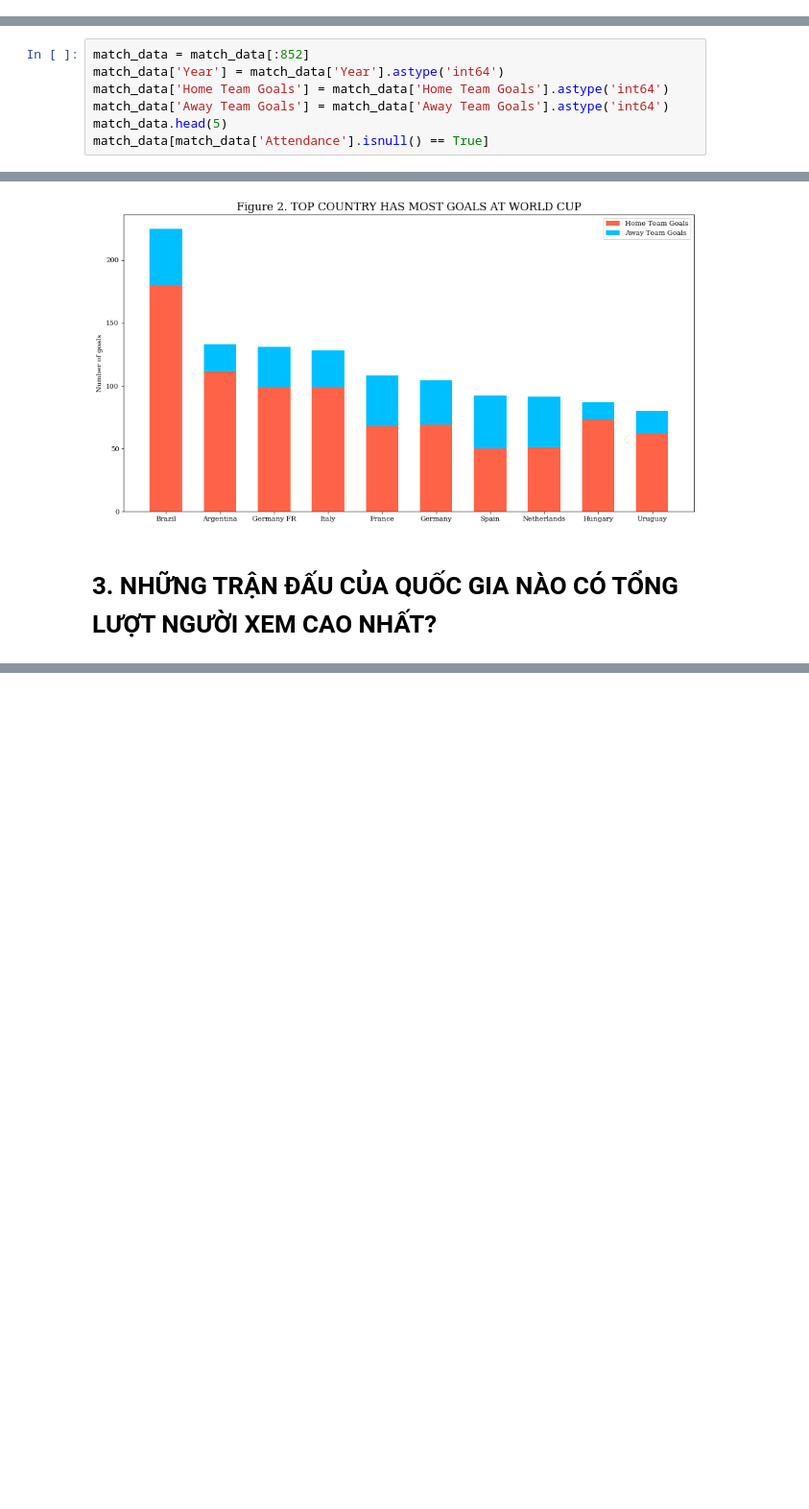
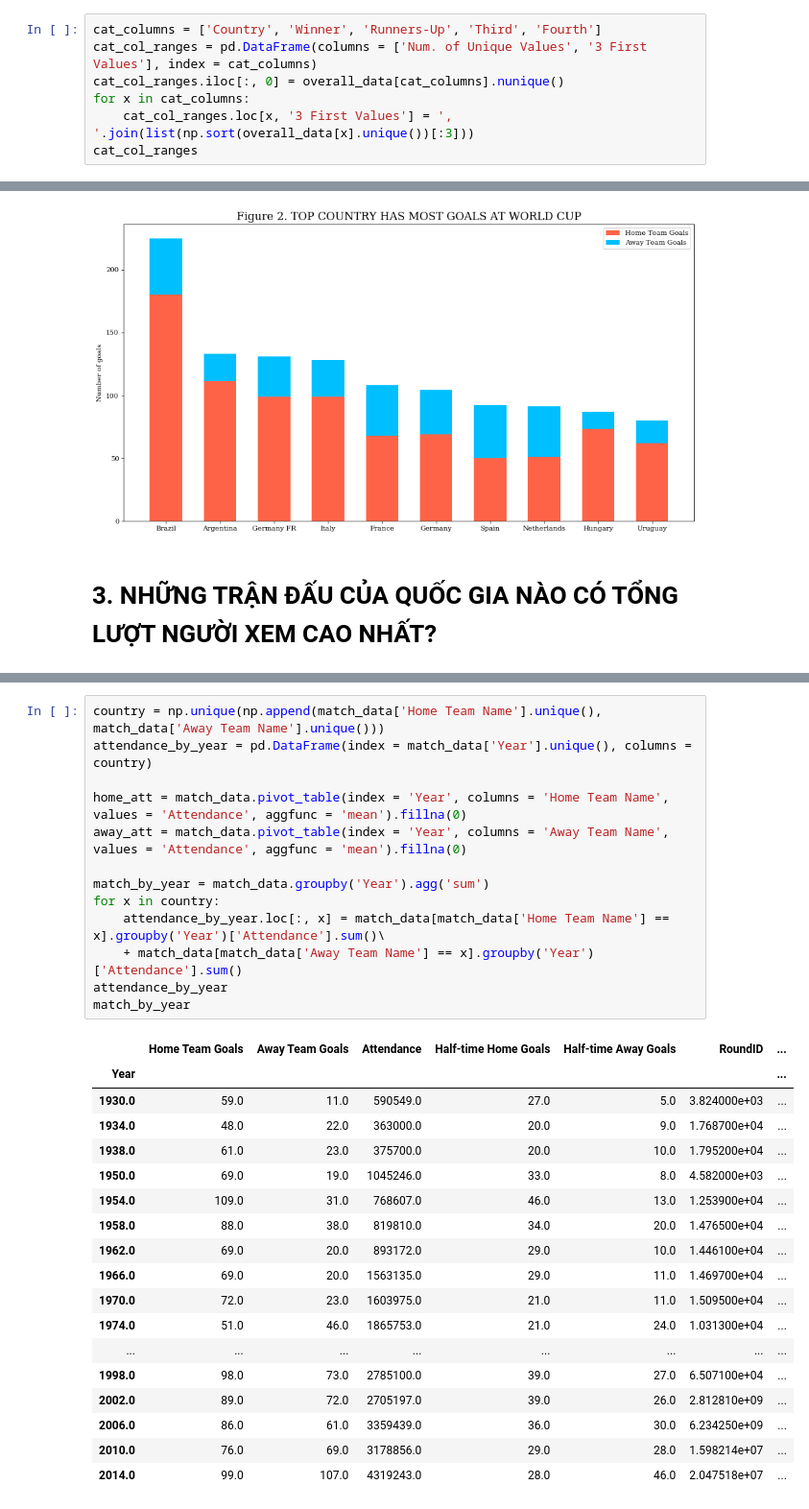
Before and after one commit to logacc99/LTKHDL_FinalProject, a Jupyter notebook: 1712174-NguyenGiaThuan.ipynb, the cells around one changed output, grey strips where cells are left out. Shown at 96% size. Drawn from its saved outputs; the diff is of its cells as text; blank space fills up the shorter version.

```diff
--- a/1712174-NguyenGiaThuan.ipynb
+++ b/1712174-NguyenGiaThuan.ipynb
@@ -181,0 +207,7 @@ col_ranges
+# %%
+cat_columns = ['Country', 'Winner', 'Runners-Up', 'Third', 'Fourth']
+cat_col_ranges = pd.DataFrame(columns = ['Num. of Unique Values', '3 First Values'], index = cat_columns)
+cat_col_ranges.iloc[:, 0] = overall_data[cat_columns].nunique()
+for x in cat_columns:
+    cat_col_ranges.loc[x, '3 First Values'] = ', '.join(list(np.sort(overall_data[x].unique())[:3]))
+cat_col_ranges
@@ -252,10 +283,3 @@ ax.legend()
 - Anh, Tây Ban Nha và Pháp đều có 1 lần vô địch World Cup. Tuy nhiên số lần vào top 3 của Pháp lại nhiều hơn hẳn so với 2 nước còn lại, thậm chí cao hơn cả Uruguay (đội từng có 2 lần vô địch, đang giữ vị trí thứ 4 trên BXH). Nên nhìn chung có thể đánh giá thực lực của Pháp là cao hơn so với các nước này.
 # %% [markdown]
 # 2. QUỐC GIA NÀO GHI ĐƯỢC NHIỀU BÀN THẮNG NHẤT TRONG TẤT CẢ CÁC MÙA WORLD CUP?
-# %%
-match_data = match_data[:852]
-match_data['Year'] = match_data['Year'].astype('int64')
-match_data['Home Team Goals'] = match_data['Home Team Goals'].astype('int64')
-match_data['Away Team Goals'] = match_data['Away Team Goals'].astype('int64')
-match_data.head(5)
-match_data[match_data['Attendance'].isnull() == True]
@@ -301,0 +331,32 @@ Text(0.5, 1.0, 'Figure 2. TOP COUNTRY HAS MOST GOALS AT WORLD CUP')
+# %%
+country = np.unique(np.append(match_data['Home Team Name'].unique(), match_data['Away Team Name'].unique()))
+attendance_by_year = pd.DataFrame(index = match_data['Year'].unique(), columns = country)
+
+home_att = match_data.pivot_table(index = 'Year', columns = 'Home Team Name', values = 'Attendance', aggfunc = 'mean').fillna(0)
+away_att = match_data.pivot_table(index = 'Year', columns = 'Away Team Name', values = 'Attendance', aggfunc = 'mean').fillna(0)
+
+match_by_year = match_data.groupby('Year').agg('sum')
+for x in country:
+    attendance_by_year.loc[:, x] = match_data[match_data['Home Team Name'] == x].groupby('Year')['Attendance'].sum()\
+    + match_data[match_data['Away Team Name'] == x].groupby('Year')['Attendance'].sum()
+attendance_by_year
+match_by_year
+# %% [output]
+|  | Home Team Goals | Away Team Goals | Attendance | Half-time Home Goals | Half-time Away Goals | RoundID | ... |
+| Year |  |  |  |  |  |  | ... |
+| 1930.0 | 59.0 | 11.0 | 590549.0 | 27.0 | 5.0 | 3.824000e+03 | ... |
+| 1934.0 | 48.0 | 22.0 | 363000.0 | 20.0 | 9.0 | 1.768700e+04 | ... |
+| 1938.0 | 61.0 | 23.0 | 375700.0 | 20.0 | 10.0 | 1.795200e+04 | ... |
+| 1950.0 | 69.0 | 19.0 | 1045246.0 | 33.0 | 8.0 | 4.582000e+03 | ... |
+| 1954.0 | 109.0 | 31.0 | 768607.0 | 46.0 | 13.0 | 1.253900e+04 | ... |
+| 1958.0 | 88.0 | 38.0 | 819810.0 | 34.0 | 20.0 | 1.476500e+04 | ... |
+| 1962.0 | 69.0 | 20.0 | 893172.0 | 29.0 | 10.0 | 1.446100e+04 | ... |
+| 1966.0 | 69.0 | 20.0 | 1563135.0 | 29.0 | 11.0 | 1.469700e+04 | ... |
+| 1970.0 | 72.0 | 23.0 | 1603975.0 | 21.0 | 11.0 | 1.509500e+04 | ... |
+| 1974.0 | 51.0 | 46.0 | 1865753.0 | 21.0 | 24.0 | 1.031300e+04 | ... |
+| ... | ... | ... | ... | ... | ... | ... | ... |
+| 1998.0 | 98.0 | 73.0 | 2785100.0 | 39.0 | 27.0 | 6.507100e+04 | ... |
+| 2002.0 | 89.0 | 72.0 | 2705197.0 | 39.0 | 26.0 | 2.812810e+09 | ... |
+| 2006.0 | 86.0 | 61.0 | 3359439.0 | 36.0 | 30.0 | 6.234250e+09 | ... |
+| 2010.0 | 76.0 | 69.0 | 3178856.0 | 29.0 | 28.0 | 1.598214e+07 | ... |
+| 2014.0 | 99.0 | 107.0 | 4319243.0 | 28.0 | 46.0 | 2.047518e+07 | ... |
```
Also changed, not shown: parts of 16 cells of this notebook.
